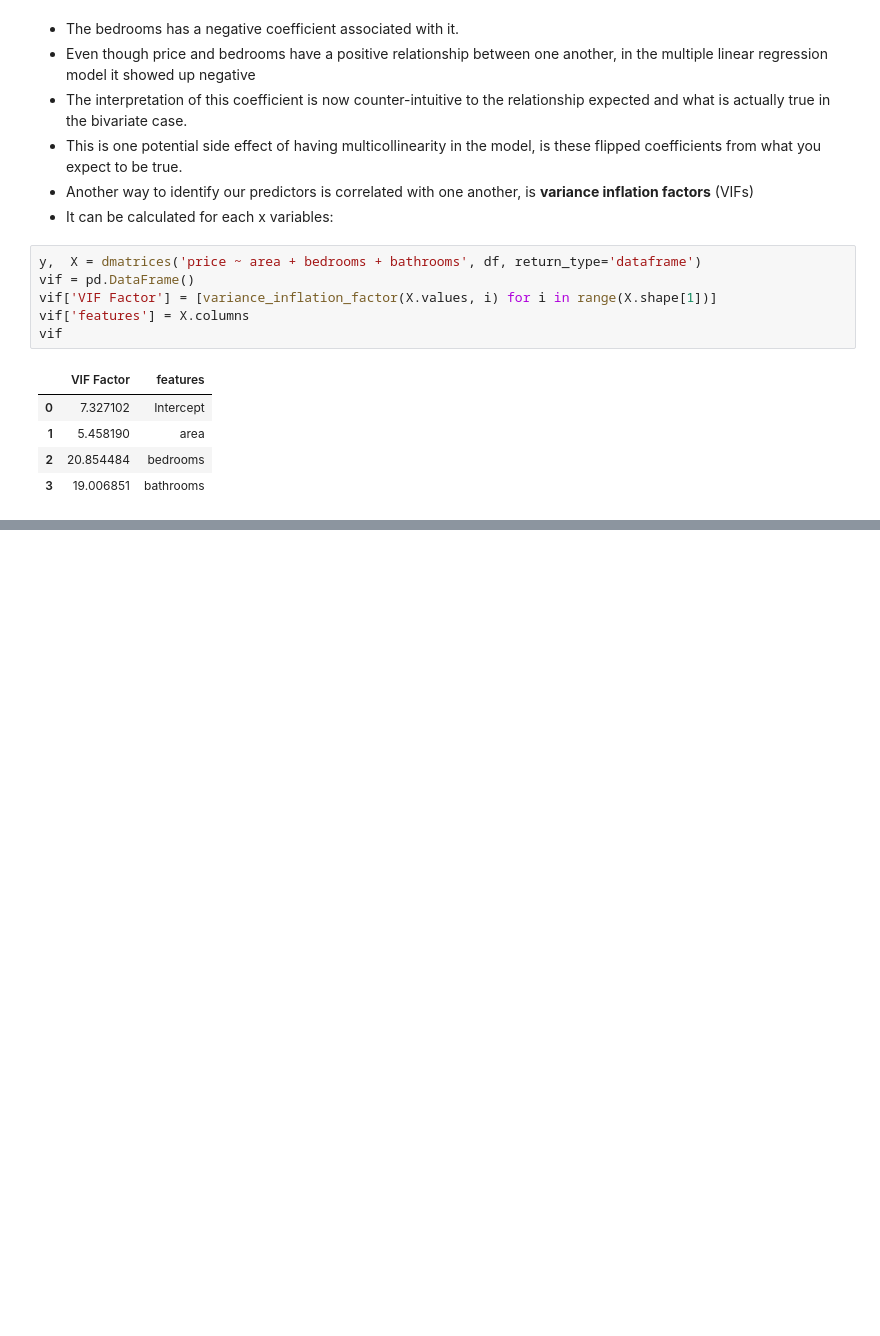
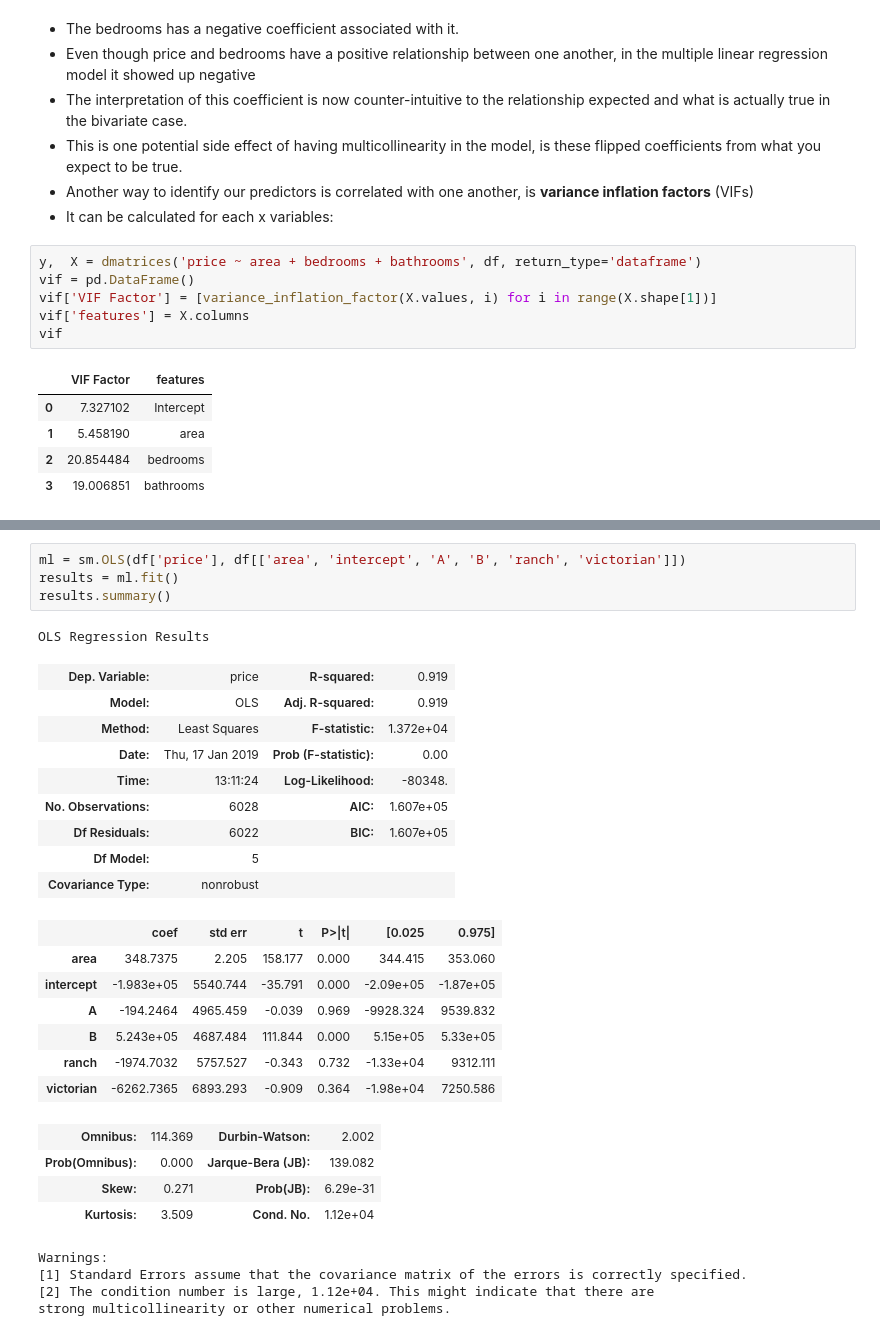
Before and after one commit to geocarvalho/python-ds, a Jupyter notebook: DS-fundations-2/statistics/15-Multiple_linear_regression.ipynb, the cells around one changed output, grey strips where cells are left out. Saved outputs shown, nothing was run; the diff lists cells and outputs as text; blank space fills up the shorter version.

```diff
--- a/DS-fundations-2/statistics/15-Multiple_linear_regression.ipynb
+++ b/DS-fundations-2/statistics/15-Multiple_linear_regression.ipynb
@@ -585,0 +764,30 @@ The most common way to work with variables that are corre
+# %%
+ml = sm.OLS(df['price'], df[['area', 'intercept', 'A', 'B', 'ranch', 'victorian']])
+results = ml.fit()
+results.summary()
+# %% [output]
+OLS Regression Results
+| Dep. Variable: | price | R-squared: | 0.919 |
+| Model: | OLS | Adj. R-squared: | 0.919 |
+| Method: | Least Squares | F-statistic: | 1.372e+04 |
+| Date: | Thu, 17 Jan 2019 | Prob (F-statistic): | 0.00 |
+| Time: | 13:11:24 | Log-Likelihood: | -80348. |
+| No. Observations: | 6028 | AIC: | 1.607e+05 |
+| Df Residuals: | 6022 | BIC: | 1.607e+05 |
+| Df Model: | 5 |  |  |
+| Covariance Type: | nonrobust |  |  |
+|  | coef | std err | t | P>|t| | [0.025 | 0.975] |
+| area | 348.7375 | 2.205 | 158.177 | 0.000 | 344.415 | 353.060 |
+| intercept | -1.983e+05 | 5540.744 | -35.791 | 0.000 | -2.09e+05 | -1.87e+05 |
+| A | -194.2464 | 4965.459 | -0.039 | 0.969 | -9928.324 | 9539.832 |
+| B | 5.243e+05 | 4687.484 | 111.844 | 0.000 | 5.15e+05 | 5.33e+05 |
+| ranch | -1974.7032 | 5757.527 | -0.343 | 0.732 | -1.33e+04 | 9312.111 |
+| victorian | -6262.7365 | 6893.293 | -0.909 | 0.364 | -1.98e+04 | 7250.586 |
+| Omnibus: | 114.369 | Durbin-Watson: | 2.002 |
+| Prob(Omnibus): | 0.000 | Jarque-Bera (JB): | 139.082 |
+| Skew: | 0.271 | Prob(JB): | 6.29e-31 |
+| Kurtosis: | 3.509 | Cond. No. | 1.12e+04 |
+Warnings:
+[1] Standard Errors assume that the covariance matrix of the errors is correctly specified.
+[2] The condition number is large, 1.12e+04. This might indicate that there are
+strong multicollinearity or other numerical problems.
```
Also changed, not shown: parts of 30 cells of this notebook.
